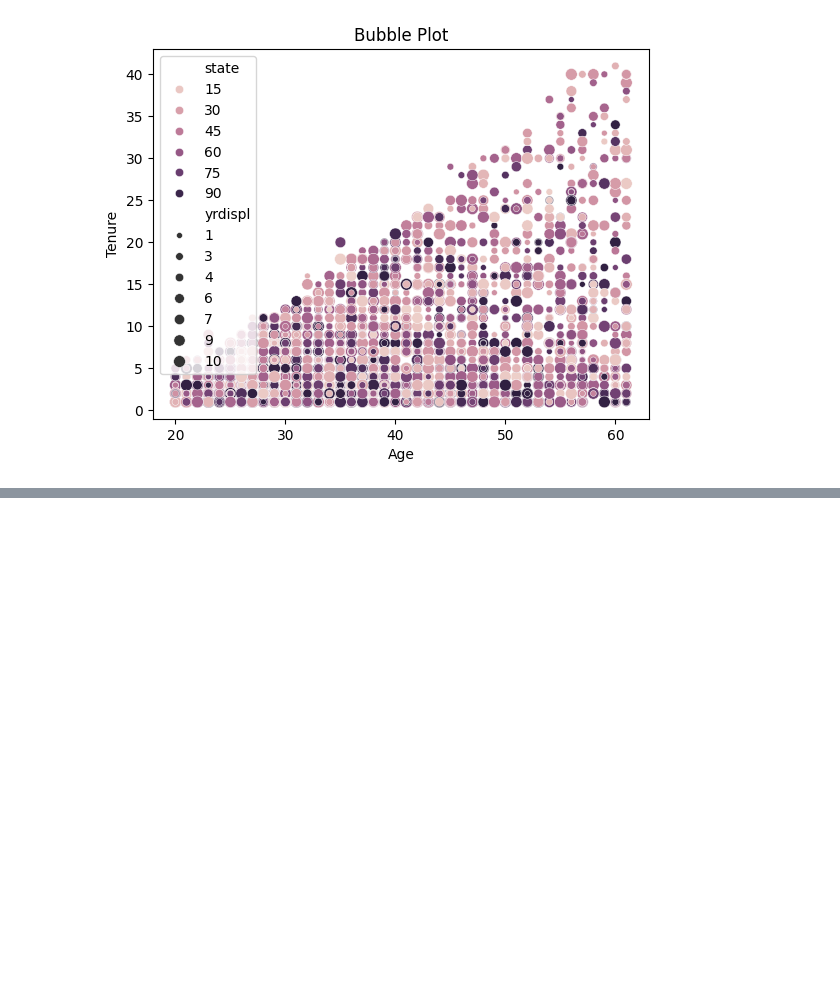
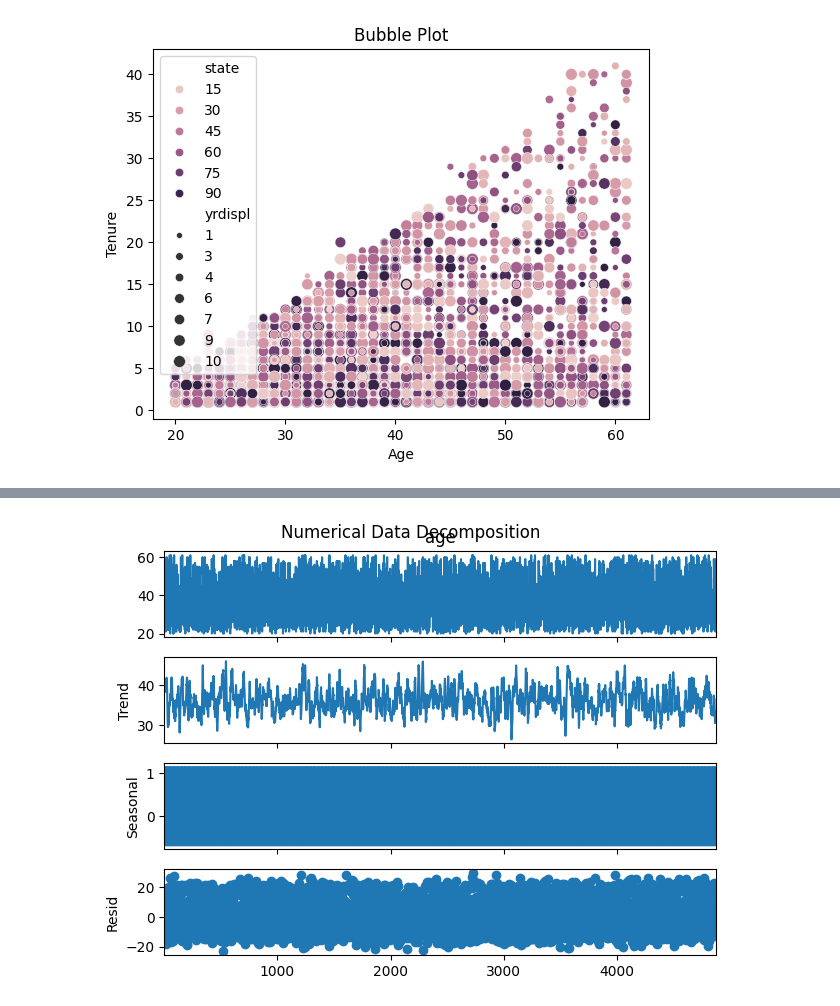
Before and after one commit to pragyaarya333/EDA_DA, a Jupyter notebook: DA_EDA.ipynb, the cells around one changed output, grey strips where cells are left out. Cells and saved outputs as stored; diff of their text form; code cells hidden in the pictures; blank space fills up the shorter version.

```diff
--- a/DA_EDA.ipynb
+++ b/DA_EDA.ipynb
@@ -791,3 +791,17 @@ plt.title('Facet Wrap Example')
 plt.show()
 # %% [output]
 [figure]
+# %%
+# Import necessary libraries
+import pandas as pd
+import numpy as np
+import matplotlib.pyplot as plt
+import seaborn as sns
+import statsmodels.api as sm
+
+# 1. Load the dataset and display
+url = "https://raw.githubusercontent.com/salemprakash/EDA/main/Data/Benefits.csv"
+df = pd.read_csv(url)
+
+# Display the first few rows of the dataset
+df.head()
@@ -793,0 +898,6 @@ plt.show()
+# %%
+# 6. Check for the gap between consecutive records in the 'age' column
+df['Value_Diff'] = df['age'].diff().dropna()
+
+print("Most common gap:", df['Value_Diff'].mode()[0])
+print("\nGap statistics:\n", df['Value_Diff'].describe())
@@ -793,0 +917,12 @@ plt.show()
+# %%
+# 7. Decompose numerical data assuming index as time
+from statsmodels.tsa.seasonal import seasonal_decompose
+
+df.index = pd.RangeIndex(start=1, stop=len(df) + 1, step=1)  # Create an artificial index
+ts = df['age']
+decomposition = seasonal_decompose(ts, model='additive', period=12)  # Adjust period as needed
+decomposition.plot()
+plt.suptitle("Numerical Data Decomposition")
+plt.show()
+# %% [output]
+[figure, added]
```
Also changed, not shown: parts of 12 cells of this notebook.
